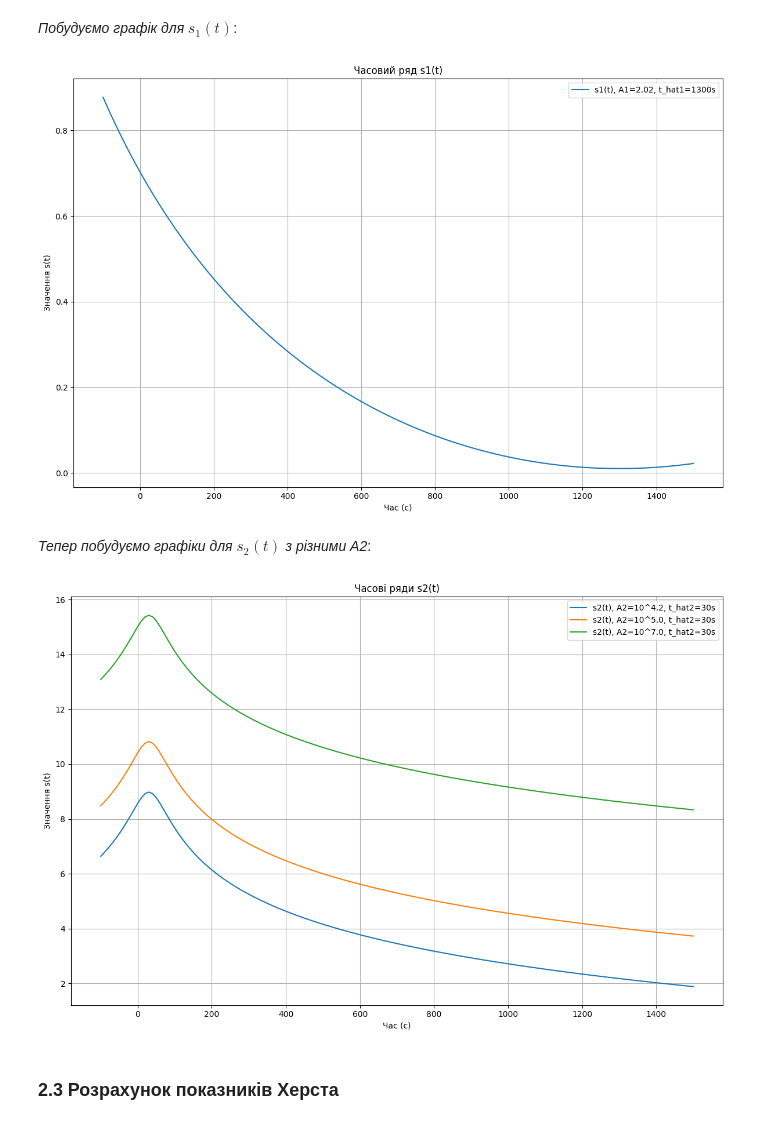
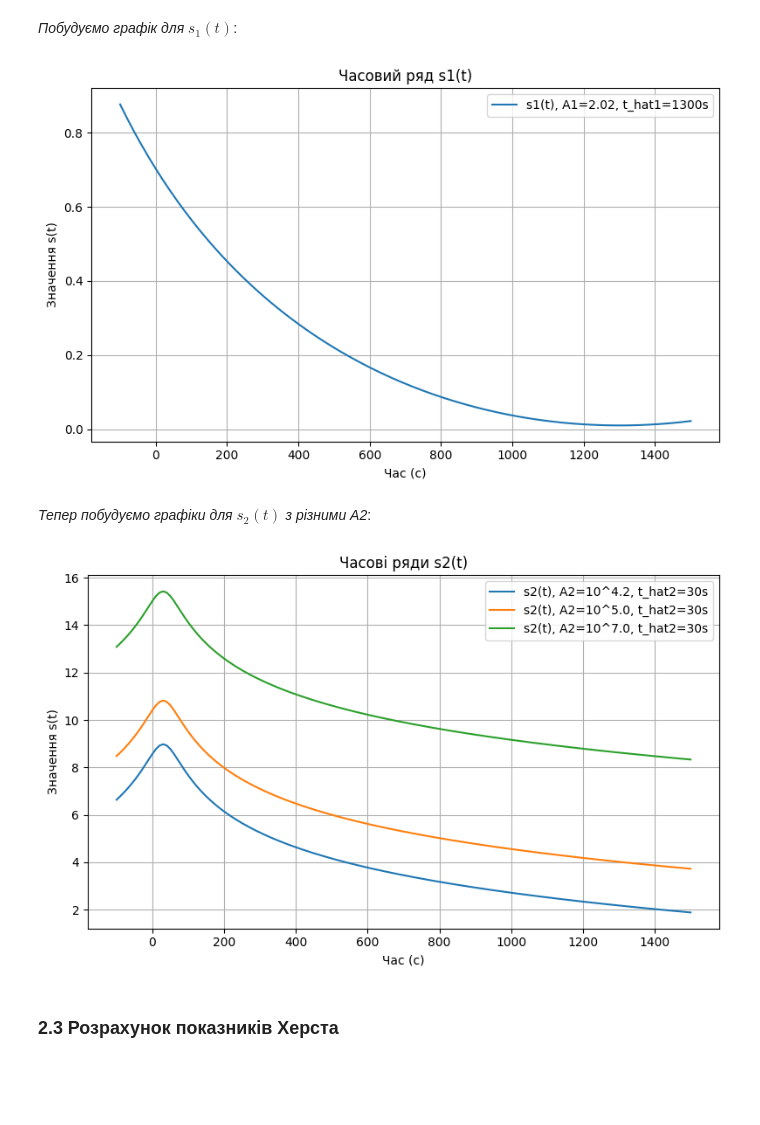
Before and after one commit to SerhiiMiroshnychenko/ScientificCalculations, a Jupyter notebook: Hurst/Hurst-analysis.ipynb, the cells around one changed output. Drawn from its saved outputs; the diff is of its cells as text; code cells hidden in the pictures; blank space fills up the shorter version.

```diff
--- a/Hurst/Hurst-analysis.ipynb
+++ b/Hurst/Hurst-analysis.ipynb
@@ -95,21 +95,21 @@ s2_values = [s2(t, A2) for A2 in A2_values]
 # %% [markdown]
 *Побудуємо графік для $s_1(t)$*:
 # %%
-plt.figure(figsize=(12, 8))
+plt.figure(figsize=(8, 5))
 plt.plot(t, s1_values, label='s1(t), A1=2.02, t_hat1=1300s')
 plt.title('Часовий ряд s1(t)')
 plt.xlabel('Час (с)')
 plt.ylabel('Значення s(t)')
 plt.legend()
 plt.grid(True)
 plt.tight_layout()
 plt.show()
 # %% [output]
-[figure, old version]
+[figure, new version]
 # %% [markdown]
 *Тепер побудуємо графіки для $s_2(t)$ з різними A2*:
 # %%
-plt.figure(figsize=(12, 8))
+plt.figure(figsize=(8, 5))
 for i, A2 in enumerate(A2_values):
     plt.plot(t, s2_values[i], label=f's2(t), A2=10^{np.log10(A2):.1f}, t_hat2=30s')
 plt.title('Часові ряди s2(t)')
@@ -120,7 +120,7 @@ plt.grid(True)
 plt.tight_layout()
 plt.show()
 # %% [output]
-[figure, old version]
+[figure, new version]
 # %% [markdown]
 ### 2.3 Розрахунок показників Херста
 # %% [markdown]
```
Also changed, not shown: parts of 4 cells of this notebook.
